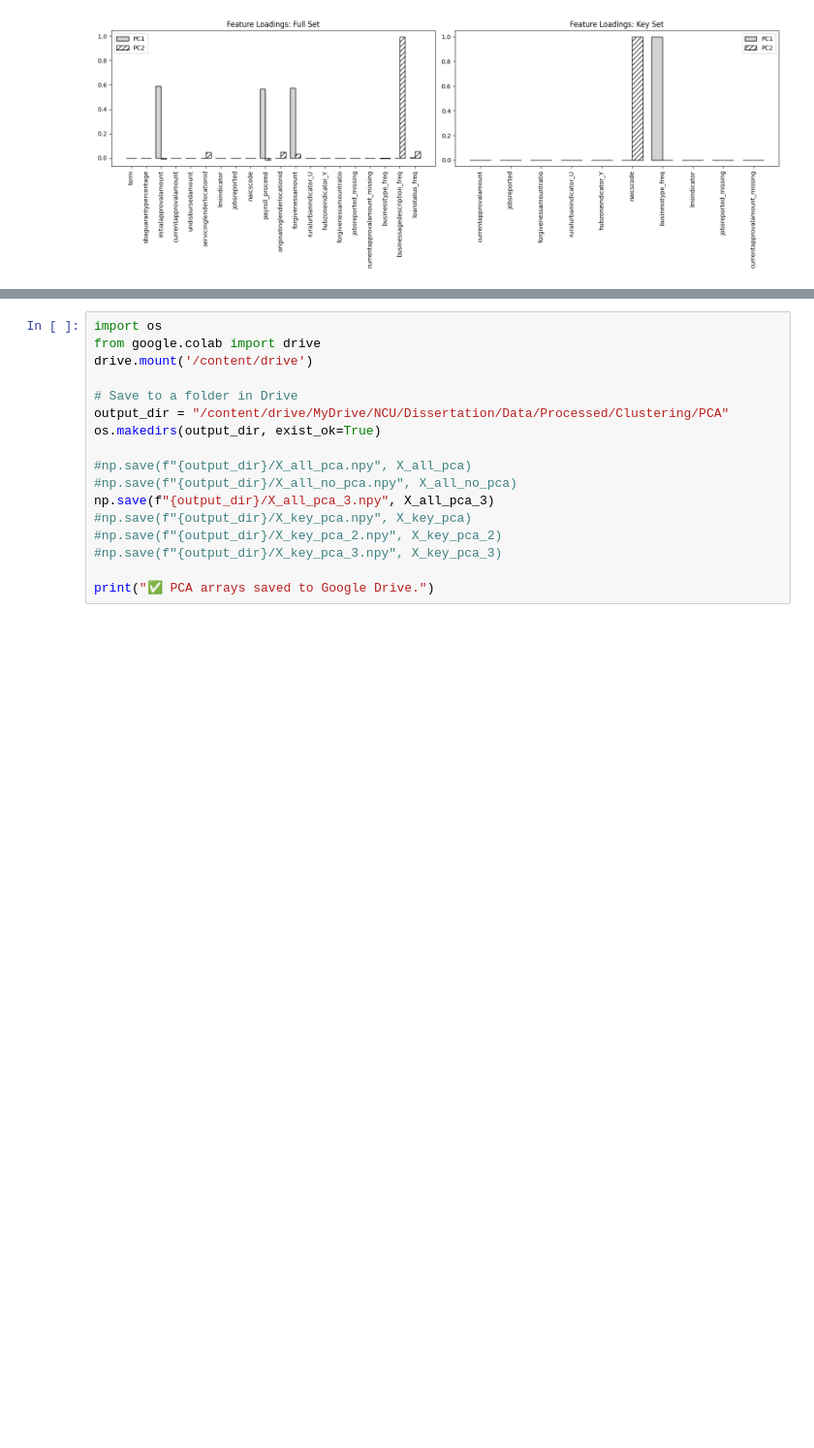
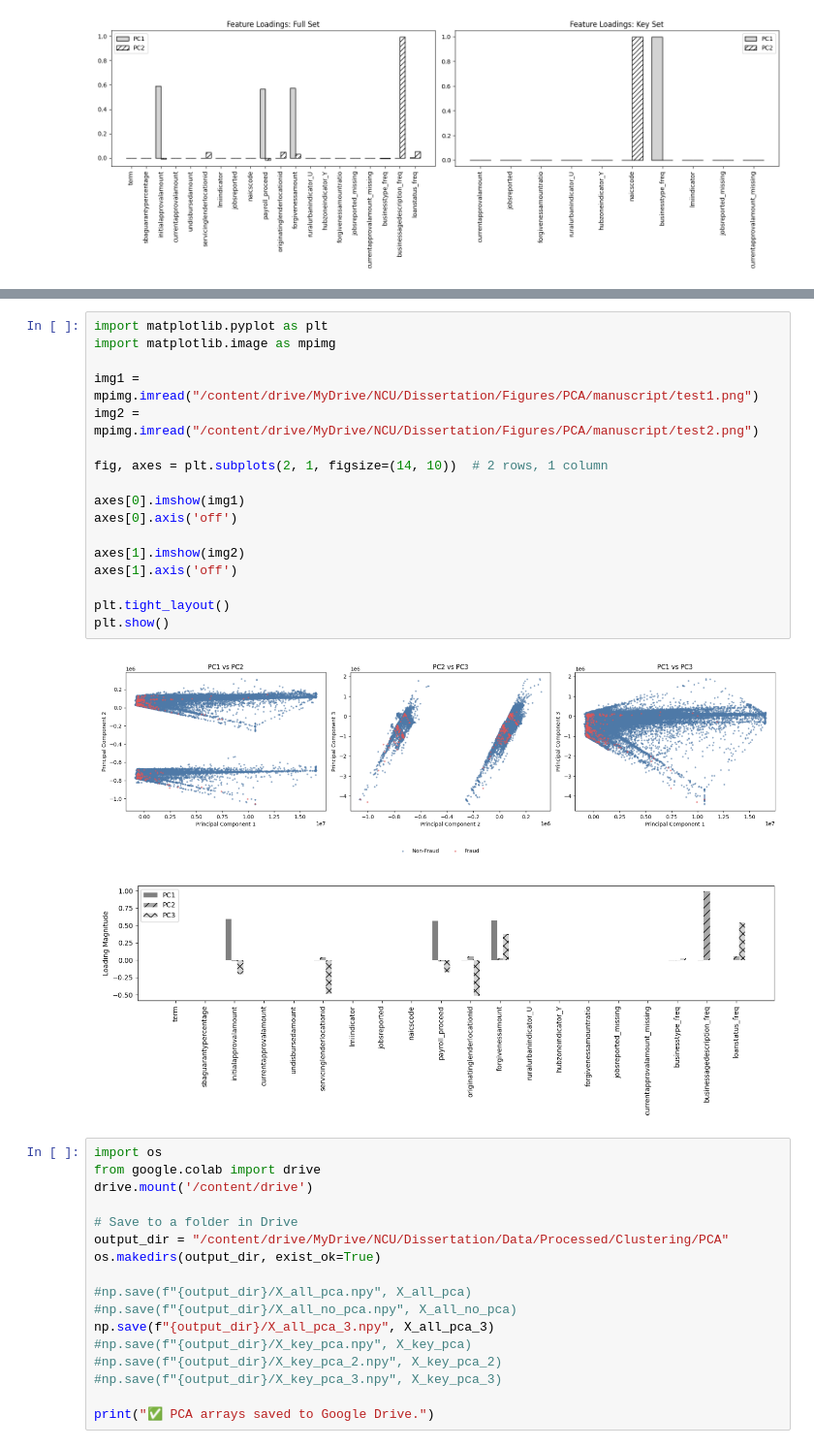
Before and after one commit to sappw1/Dissertation, a Jupyter notebook: Notebooks/Notebooks-Working/Modeling/Unsupervised/01_PCA.ipynb, the cells around one changed output, grey strips where cells are left out. Shown at 97% size. Cells and saved outputs as stored; diff of their text form; blank space fills up the shorter version.

```diff
--- a/Notebooks/Notebooks-Working/Modeling/Unsupervised/01_PCA.ipynb
+++ b/Notebooks/Notebooks-Working/Modeling/Unsupervised/01_PCA.ipynb
@@ -378,3 +383,22 @@ plot_loadings(pca_key_3, X_key_pca_ready.columns, "Key Set")
+# %%
+import matplotlib.pyplot as plt
+import matplotlib.image as mpimg
+
+img1 = mpimg.imread("/content/drive/MyDrive/NCU/Dissertation/Figures/PCA/manuscript/test1.png")
+img2 = mpimg.imread("/content/drive/MyDrive/NCU/Dissertation/Figures/PCA/manuscript/test2.png")
+
+fig, axes = plt.subplots(2, 1, figsize=(14, 10))  # 2 rows, 1 column
+
+axes[0].imshow(img1)
+axes[0].axis('off')
+
+axes[1].imshow(img2)
+axes[1].axis('off')
+
+plt.tight_layout()
+plt.show()
+# %% [output]
+[figure, added]
 # %%
 import os
 from google.colab import drive
```
Also changed, not shown: parts of 3 cells of this notebook.
